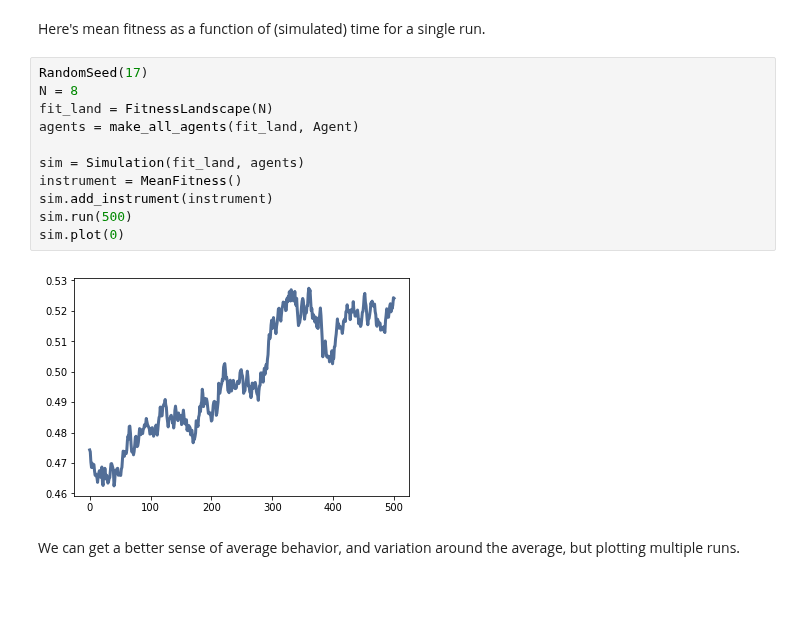
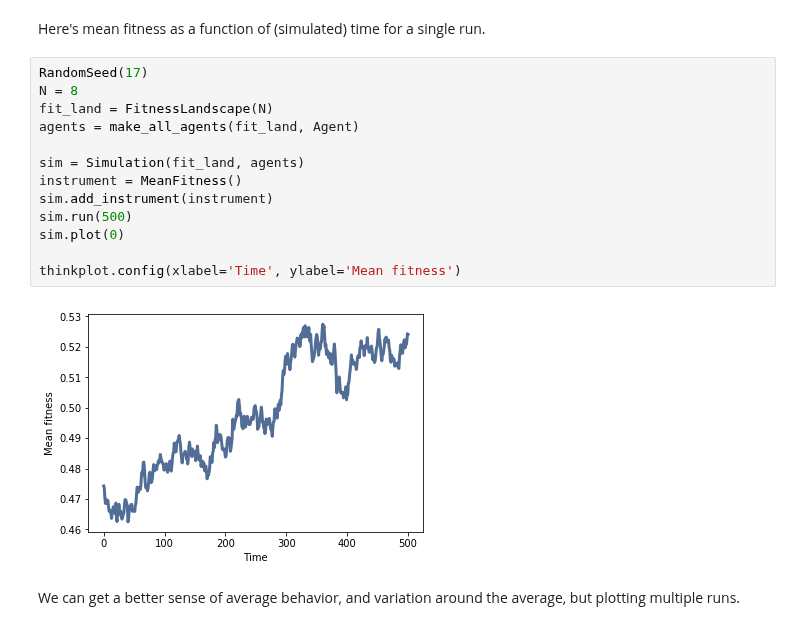
Before and after one commit to AllenDowney/ThinkComplexity2, a Jupyter notebook: code/chap11soln.ipynb, the cells around one changed output. Saved outputs shown, nothing was run; the diff lists cells and outputs as text; blank space fills up the shorter version.

```diff
--- a/code/chap11soln.ipynb
+++ b/code/chap11soln.ipynb
@@ -372,16 +373,18 @@ Here's mean fitness as a function of (simulated) time for a single run.
 # %%
 RandomSeed(17)
 N = 8
 fit_land = FitnessLandscape(N)
 agents = make_all_agents(fit_land, Agent)
 
 sim = Simulation(fit_land, agents)
 instrument = MeanFitness()
 sim.add_instrument(instrument)
 sim.run(500)
 sim.plot(0)
+
+thinkplot.config(xlabel='Time', ylabel='Mean fitness')
 # %% [output]
-[figure, old version]
+[figure, new version]
 # %% [markdown]
 We can get a better sense of average behavior, and variation around the average, but plotting multiple runs.
 # %%
```
Also changed, not shown: parts of 15 cells of this notebook, 3 other files.
